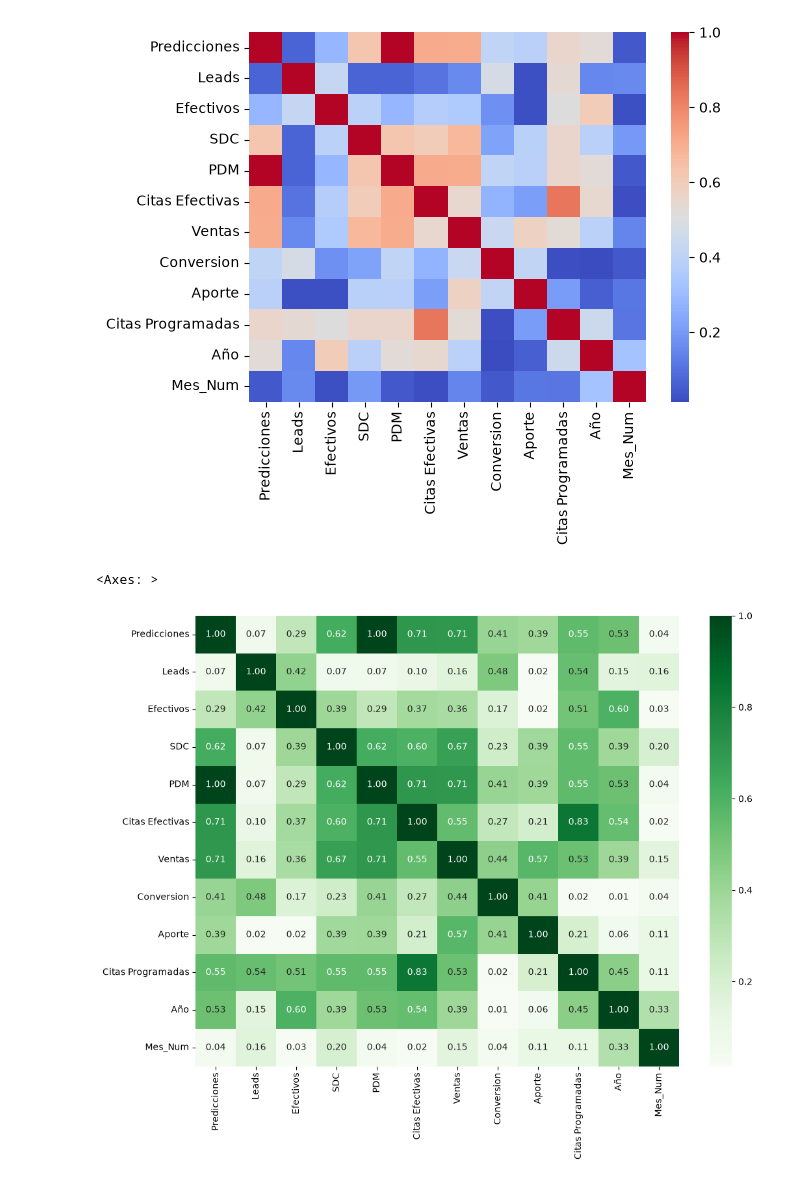
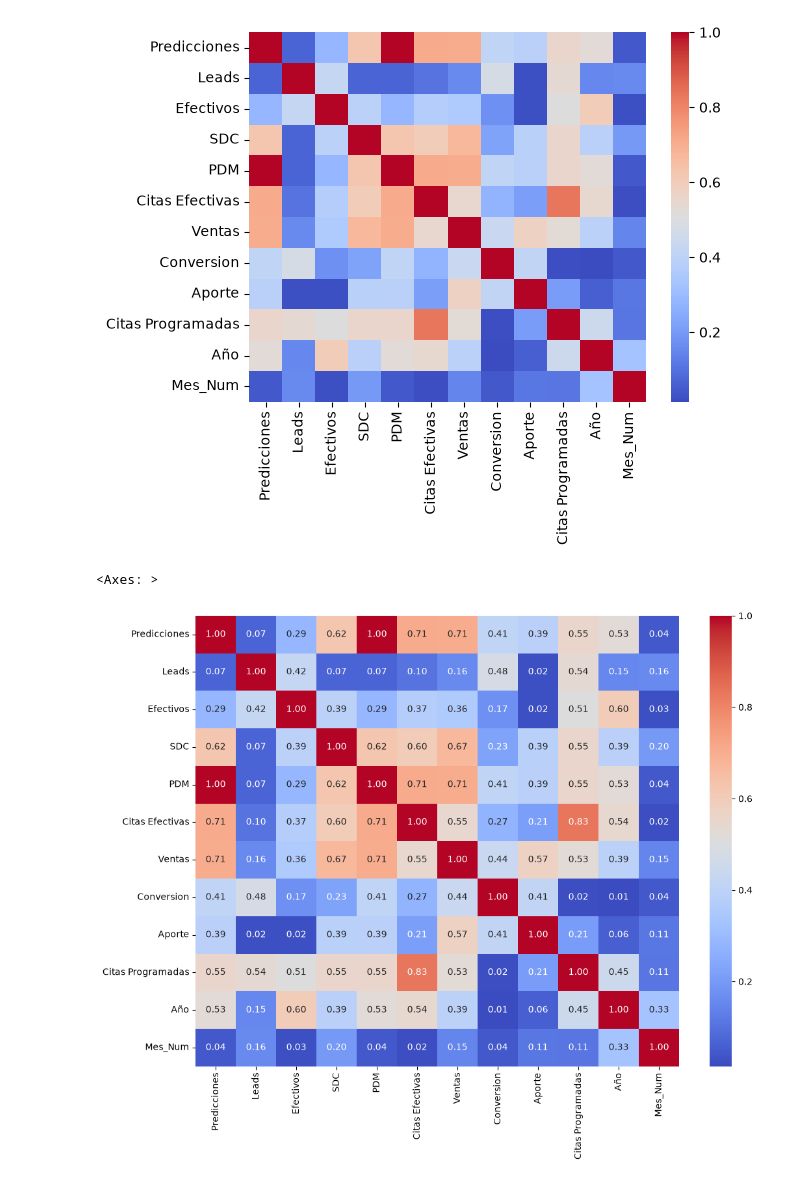
Before and after one commit to DavidMazonJuarez08/Regresion-Lineal-Simple, a Jupyter notebook: Limpieza_Principales_Canales_Regresión.ipynb, the cells around one changed output. Cells and saved outputs as stored; diff of their text form; code cells hidden in the pictures.

```diff
--- a/Limpieza_Principales_Canales_Regresión.ipynb
+++ b/Limpieza_Principales_Canales_Regresión.ipynb
@@ -6,7 +6,7 @@ import matplotlib.pyplot as plt
 import seaborn as sns
 # %%
 #Carga desde un archivo .csv sin indice
-data = pd.read_csv('Principales_Canales_Limpio.csv')
+data = pd.read_csv('Principales_Canales_Por_Tratar.csv')
 data
 # %% [output]
 |  | Mes | Leads | Efectivos | SDC | PDM | Citas Efectivas | Ventas | Conversion | Aporte | Canal | ... |
@@ -439,16 +439,16 @@ Heat_Map
 # %%
 # Graficamos el mapa de calor con los valores de correlación
 
 plt.figure(figsize=(12, 9))
 
 Heat_Map = sns.heatmap(
     Corr_Factors1,
-    cmap='Greens',
+    cmap='coolwarm',
     annot=True,
     fmt=".2f"
 )
 
 Heat_Map
 # %% [output]
 <Axes: >
-[figure, old version]
+[figure, new version]
```
